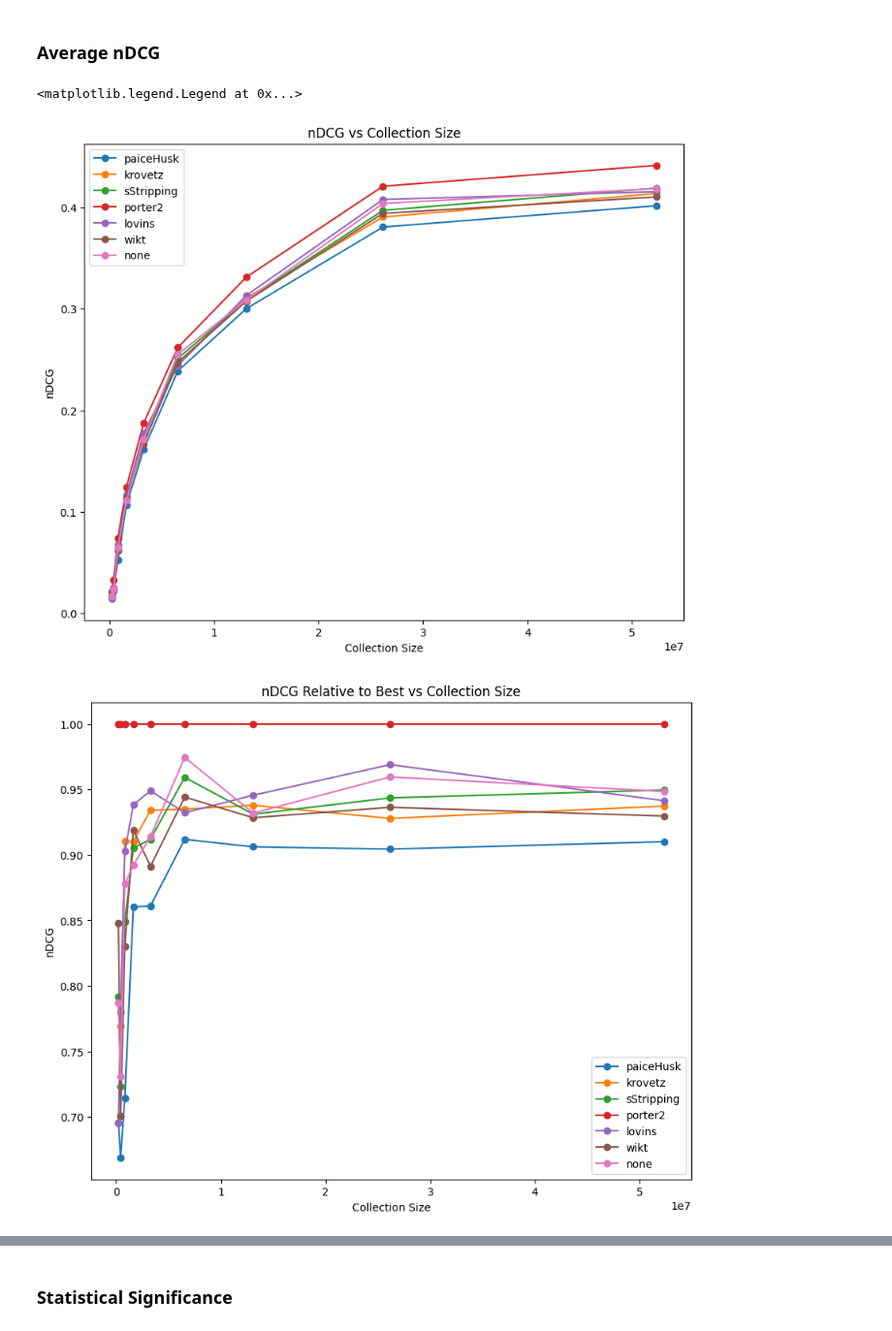
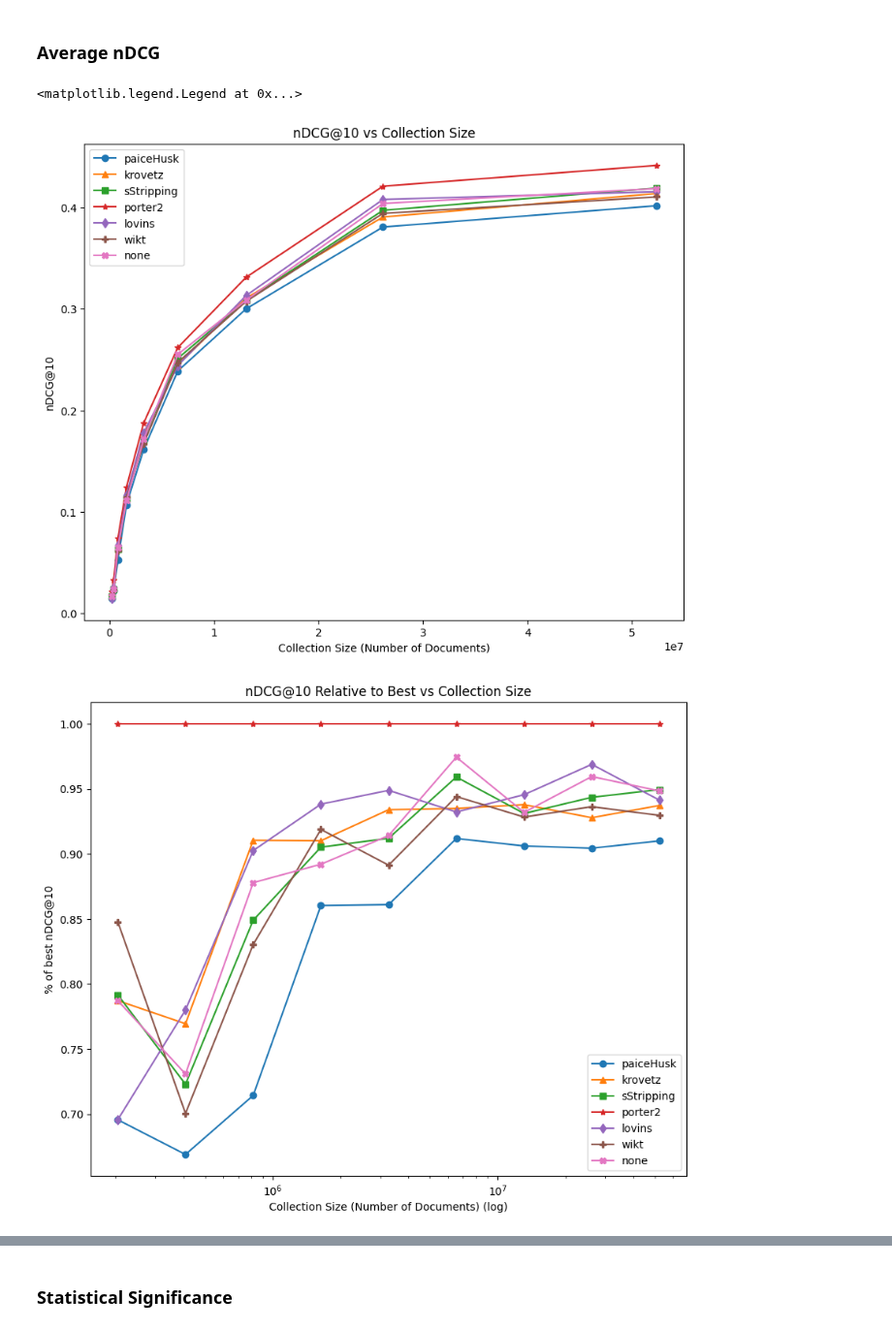
Before and after one commit to Axiomatic314/Stemming, a Jupyter notebook: clueweb-collectionSize.ipynb, the cells around one changed output, grey strips where cells are left out. Shown at 97% size. Drawn from its saved outputs; the diff is of its cells as text; code cells hidden in the pictures.

```diff
--- a/clueweb-collectionSize.ipynb
+++ b/clueweb-collectionSize.ipynb
@@ -111,8 +116,6 @@ display(nERR[nERR["QID"] == 232])
 ### Statistical Significance
 # %%
 #t-test between the porter2 stemmer (one of the best performing) and no stemming
-porter = list()
-none = list()
 for size in collection_sizes:
     p = list()
     n = list()
@@ -120,8 +123,4 @@ for size in collection_sizes:
     p = target_data[target_data["stemmer"] == "porter2"].loc[:,"nERR"].tolist()
     n = target_data[target_data["stemmer"] == "none"].loc[:,"nERR"].tolist()
     print(f"Size: {size} {stats.ttest_rel(p,n)}")
-    porter.extend(p)
-    none.extend(n)
-print()
-print(f"Overall: {stats.ttest_rel(porter,none)}")
 # %% [output]
@@ -165,0 +155,9 @@ Overall: TtestResult(statistic=-3.154780490536547, pvalue=0.0017140844743041945,
+# %%
+#t-test between porter2 and paiceHusk
+for size in collection_sizes:
+    s = list()
+    n = list()
+    target_data = nERR_size[nERR_size["size"] == size]
+    s = target_data[target_data["stemmer"] == "porter2"].loc[:,"nERR"].tolist()
+    n = target_data[target_data["stemmer"] == "paiceHusk"].loc[:,"nERR"].tolist()
+    print(f"Size: {size} {stats.ttest_rel(s,n)}")
@@ -177,10 +185,7 @@ for size in collection_sizes:
     fmeasures.extend(averages)
 nERR_fmeasure = nERR_fmeasure.assign(fmeasure=fmeasures)
 # %%
-MARKERS = ["o","^","s","*","d","x"]
-COLORS = ["tab:red","tab:orange","tab:green","tab:blue","tab:purple","tab:brown"]
-
-graph = sns.lmplot(nERR_fmeasure, x="nERR", y="fmeasure", hue="stemmer", markers=MARKERS, palette=COLORS, col="size", col_wrap=3, facet_kws={"sharex": False}, fit_reg=False)
+graph = sns.lmplot(nERR_fmeasure, x="nERR", y="fmeasure", hue="stemmer", markers=MARKERS[:-2], col="size", col_wrap=3, facet_kws={"sharex": False}, fit_reg=False)
 
 for collection_size, ax in zip(np.unique(nERR_fmeasure["size"]), graph.axes):
     target_data = nERR_fmeasure[nERR_fmeasure["size"] == collection_size]
@@ -250,44 +255,32 @@ for size in collection_sizes:
     selected_data = nDCG_size_avg[nDCG_size_avg["size"] == size]
     best_nDCG.append(selected_data["nDCG"].max())
 # %%
+marker = itertools.cycle(MARKERS)
+
 plt.figure(figsize=(10,8))
 for stemmer in labels:
     stemmer_data = nDCG_size_avg[nDCG_size_avg["stemmer"] == stemmer]
-    plt.plot(stemmer_data["size"], stemmer_data["nDCG"], "o-", label=stemmer)
+    plt.plot(stemmer_data["size"], stemmer_data["nDCG"], marker=next(marker), label=stemmer)
 
-plt.title("nDCG vs Collection Size")
-plt.xlabel("Collection Size")
-plt.ylabel("nDCG")
+plt.title("nDCG@10 vs Collection Size")
+plt.xlabel("Collection Size (Number of Documents)")
+plt.ylabel("nDCG@10")
 plt.legend()
 
 # ----------------------------------------------------------------------
 
 plt.figure(figsize=(10,8))
 for stemmer in labels:
     stemmer_data = nDCG_size_avg[nDCG_size_avg["stemmer"] == stemmer]
     stemmer_values = np.array(stemmer_data["nDCG"])/best_nDCG
-    plt.plot(stemmer_data["size"], stemmer_values, "o-", label=stemmer)
-    # plt.xscale("log")
-
-plt.title("nDCG Relative to Best vs Collection Size")
-plt.xlabel("Collection Size")
-plt.ylabel("nDCG")
-plt.legend()
-
-# ----------------------------------------------------------------------
-
-plt.figure(figsize=(10,8))
-for stemmer in labels:
-    stemmer_data = nDCG_size_avg[nDCG_size_avg["stemmer"] == stemmer]
-    stemmer_values = np.array(stemmer_data["nDCG"])/best_nDCG
-    plt.plot(stemmer_data["size"], stemmer_values, "o-", label=stemmer)
+    plt.plot(stemmer_data["size"], stemmer_values, marker=next(marker), label=stemmer)
     plt.xscale("log")
 
-plt.title("nDCG Relative to Best vs Collection Size")
-plt.xlabel("Collection Size")
-plt.ylabel("nDCG")
+plt.title("nDCG@10 Relative to Best vs Collection Size")
+plt.xlabel("Collection Size (Number of Documents) (log)")
+plt.ylabel("% of best nDCG@10")
 plt.legend()
 # %% [output]
 <matplotlib.legend.Legend at 0x...>
-[figure, old version]
+[figure, new version]
-[figure, old version]
+[figure, new version]
```
Also changed, not shown: parts of 8 cells of this notebook.
